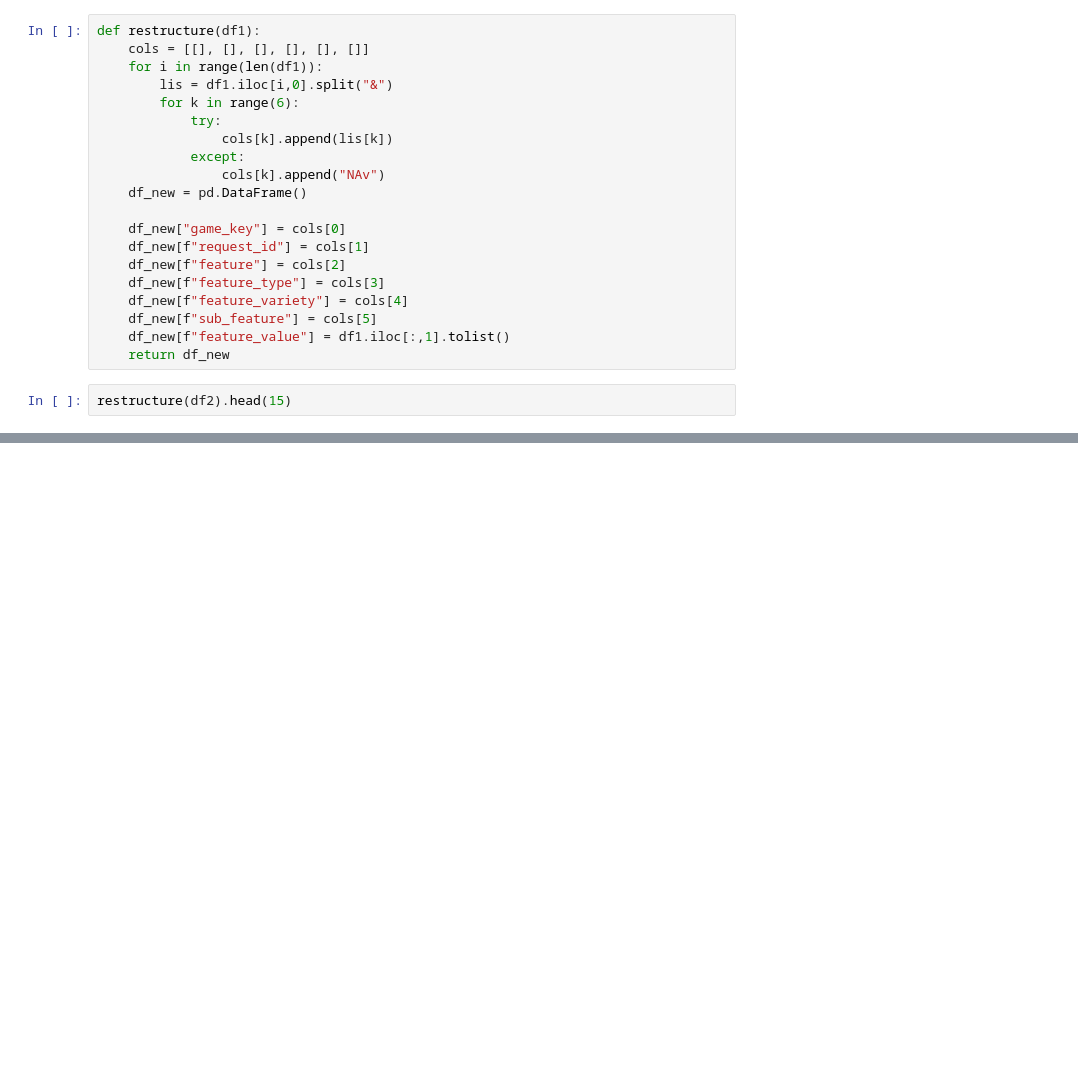
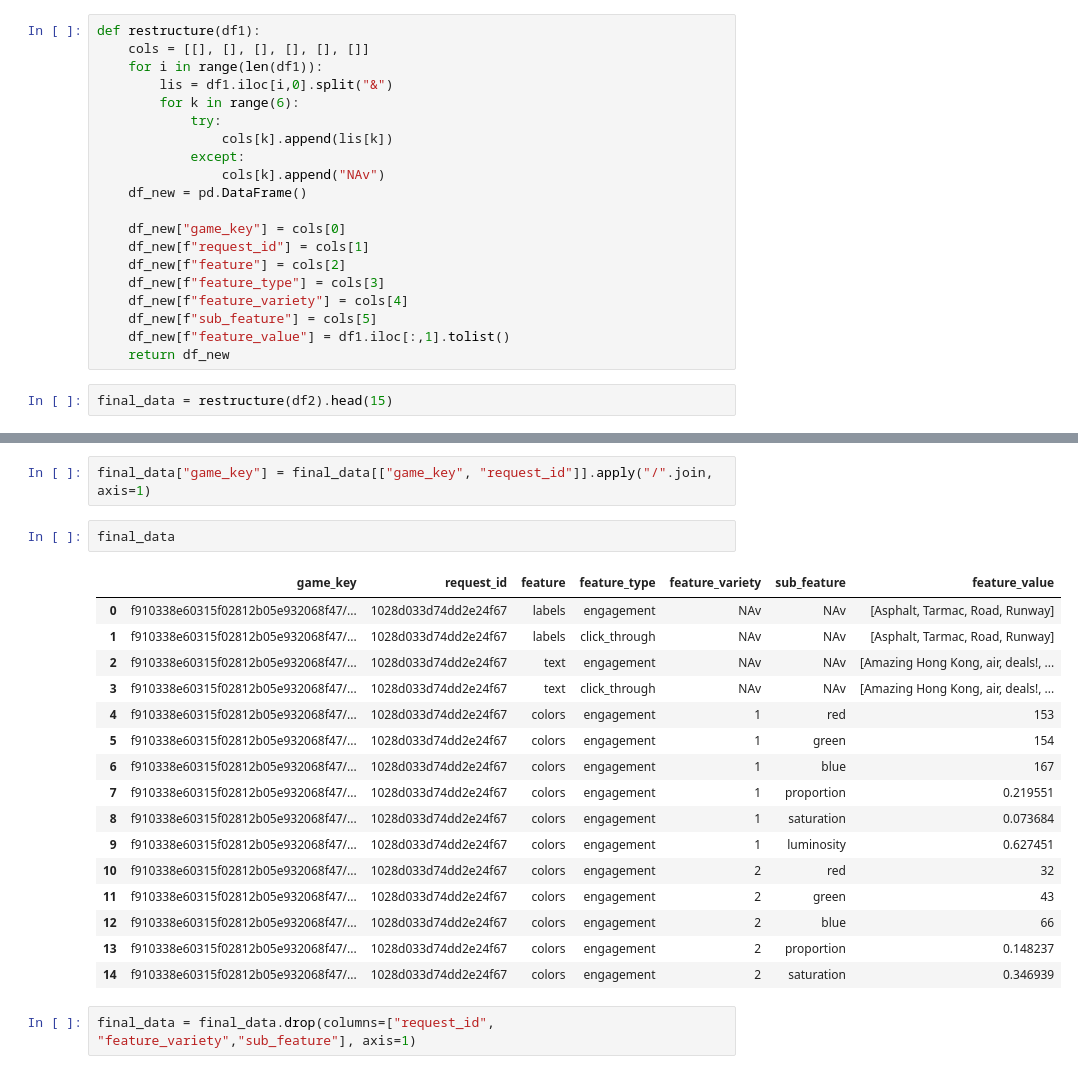
Before and after one commit to benbel376/end-to-end-ad-unit-data-MLOps-project, a Jupyter notebook: notebooks/explore.ipynb, the cells around one changed output, grey strips where cells are left out. Saved outputs shown, nothing was run; the diff lists cells and outputs as text; blank space fills up the shorter version.

```diff
--- a/notebooks/explore.ipynb
+++ b/notebooks/explore.ipynb
@@ -136,4 +136,4 @@ def restructure(df1):
     df_new[f"feature_value"] = df1.iloc[:,1].tolist()
     return df_new
 # %%
-restructure(df2).head(15)
+final_data = restructure(df2).head(15)
@@ -156,0 +159,23 @@ restructure(df2).head(15)
+# %%
+final_data["game_key"] = final_data[["game_key", "request_id"]].apply("/".join, axis=1)
+# %%
+final_data
+# %% [output]
+|  | game_key | request_id | feature | feature_type | feature_variety | sub_feature | feature_value |
+| 0 | f910338e60315f02812b05e932068f47/... | 1028d033d74dd2e24f67 | labels | engagement | NAv | NAv | [Asphalt, Tarmac, Road, Runway] |
+| 1 | f910338e60315f02812b05e932068f47/... | 1028d033d74dd2e24f67 | labels | click_through | NAv | NAv | [Asphalt, Tarmac, Road, Runway] |
+| 2 | f910338e60315f02812b05e932068f47/... | 1028d033d74dd2e24f67 | text | engagement | NAv | NAv | [Amazing Hong Kong, air, deals!, ... |
+| 3 | f910338e60315f02812b05e932068f47/... | 1028d033d74dd2e24f67 | text | click_through | NAv | NAv | [Amazing Hong Kong, air, deals!, ... |
+| 4 | f910338e60315f02812b05e932068f47/... | 1028d033d74dd2e24f67 | colors | engagement | 1 | red | 153 |
+| 5 | f910338e60315f02812b05e932068f47/... | 1028d033d74dd2e24f67 | colors | engagement | 1 | green | 154 |
+| 6 | f910338e60315f02812b05e932068f47/... | 1028d033d74dd2e24f67 | colors | engagement | 1 | blue | 167 |
+| 7 | f910338e60315f02812b05e932068f47/... | 1028d033d74dd2e24f67 | colors | engagement | 1 | proportion | 0.219551 |
+| 8 | f910338e60315f02812b05e932068f47/... | 1028d033d74dd2e24f67 | colors | engagement | 1 | saturation | 0.073684 |
+| 9 | f910338e60315f02812b05e932068f47/... | 1028d033d74dd2e24f67 | colors | engagement | 1 | luminosity | 0.627451 |
+| 10 | f910338e60315f02812b05e932068f47/... | 1028d033d74dd2e24f67 | colors | engagement | 2 | red | 32 |
+| 11 | f910338e60315f02812b05e932068f47/... | 1028d033d74dd2e24f67 | colors | engagement | 2 | green | 43 |
+| 12 | f910338e60315f02812b05e932068f47/... | 1028d033d74dd2e24f67 | colors | engagement | 2 | blue | 66 |
+| 13 | f910338e60315f02812b05e932068f47/... | 1028d033d74dd2e24f67 | colors | engagement | 2 | proportion | 0.148237 |
+| 14 | f910338e60315f02812b05e932068f47/... | 1028d033d74dd2e24f67 | colors | engagement | 2 | saturation | 0.346939 |
+# %%
+final_data = final_data.drop(columns=["request_id", "feature_variety","sub_feature"], axis=1)
```
Also changed, not shown: parts of 7 cells of this notebook, 7 other files.
